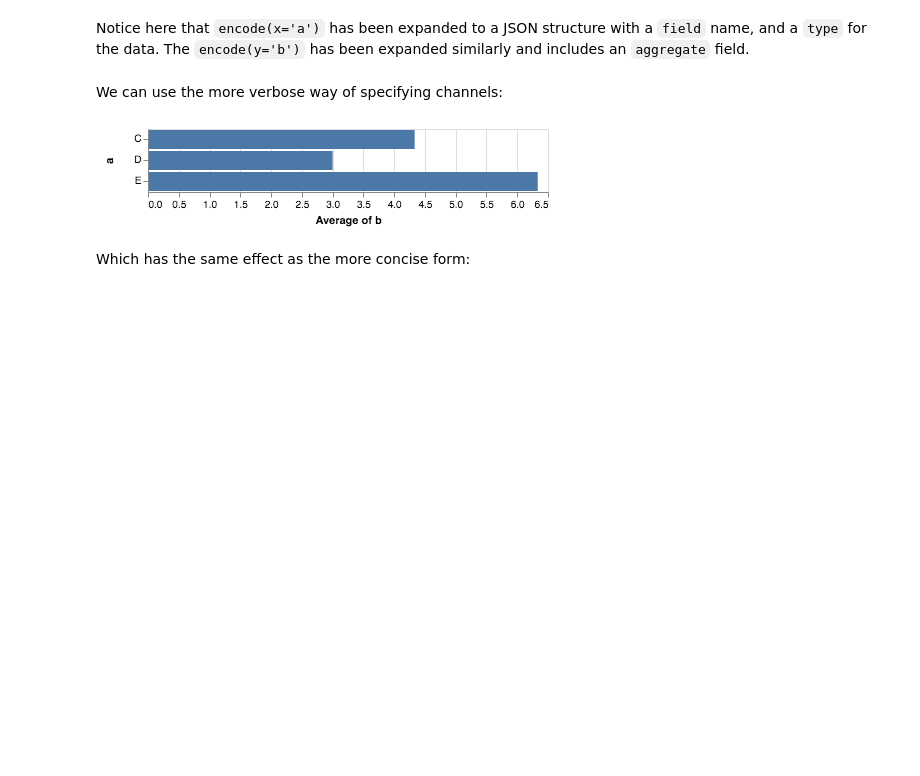
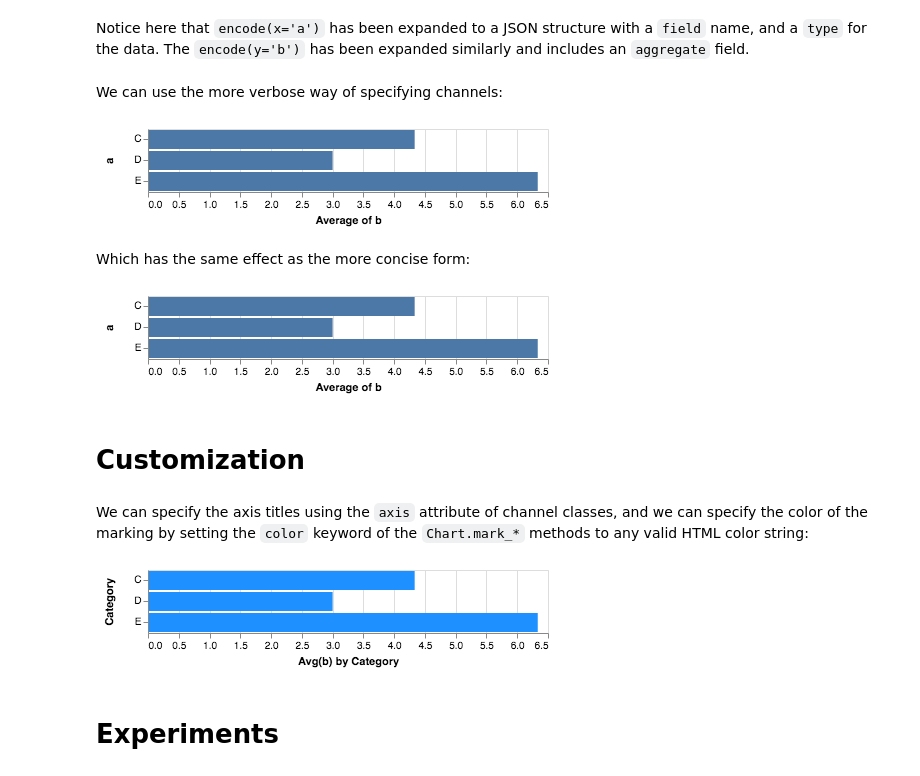
Before and after one commit to onlyphantom/learnaltair, a Jupyter notebook: altair.ipynb, the cells around one changed output. Cells and saved outputs as stored; diff of their text form; code cells hidden in the pictures; blank space fills up the shorter version.

```diff
--- a/altair.ipynb
+++ b/altair.ipynb
@@ -117,6 +117,19 @@ alt.Chart(data).mark_bar().encode(
 Which has the same effect as the more concise form:
 # %%
 alt.Chart(data).mark_bar().encode(
-    y='a:n',
-    x=''
+    y='a:N',
+    x='average(b):Q'
 )
+# %% [output]
+[figure, added]
+# %% [markdown]
+# Customization
+# %% [markdown]
+We can specify the axis titles using the `axis` attribute of channel classes, and we can specify the color of the marking by setting the `color` keyword of the `Chart.mark_*` methods to any valid HTML color string:
+# %%
+alt.Chart(data).mark_bar(color='dodgerblue').encode(
+    alt.Y('a', axis=alt.Axis(title='Category')),
+    alt.X('average(b)', axis=alt.Axis(title='Avg(b) by Category'))
+)
+# %% [output]
+[figure, added]
@@ -122,0 +142,2 @@ alt.Chart(data).mark_bar().encode(
+# %% [markdown]
+# Experiments
```
Also changed, not shown: parts of 16 cells of this notebook, 1 other file.
